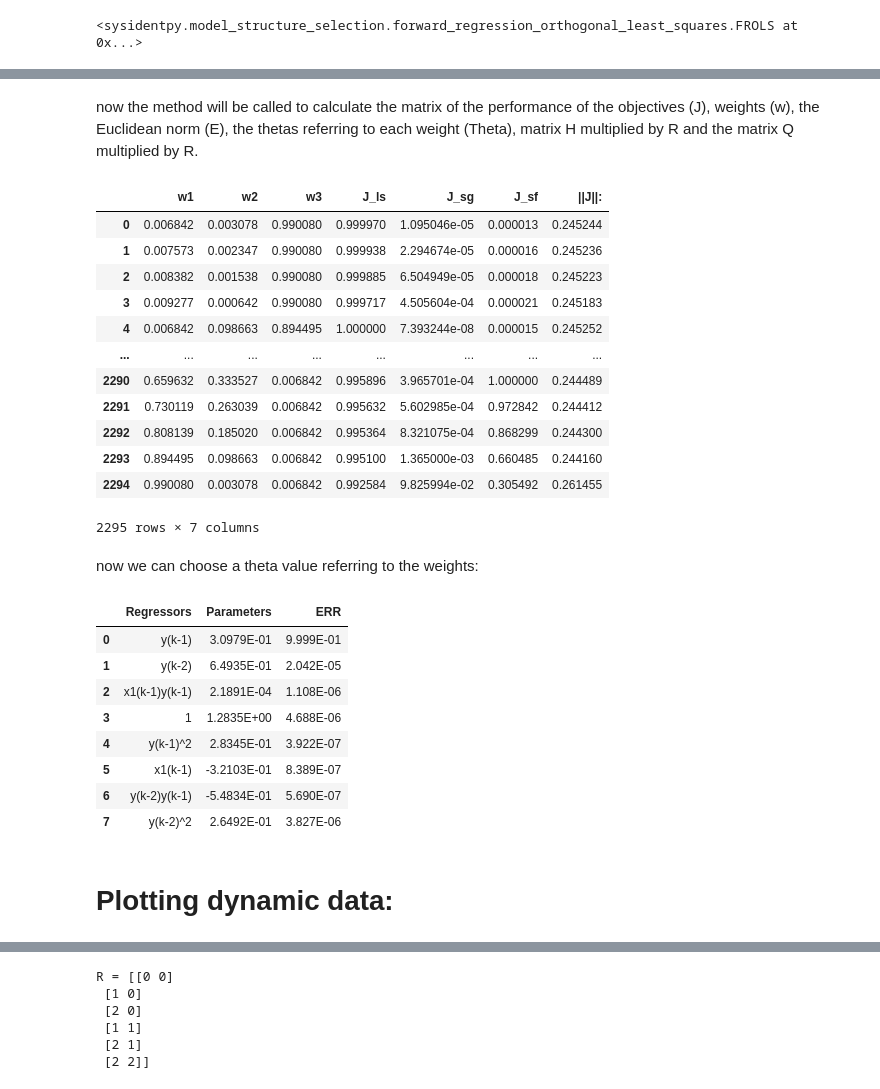
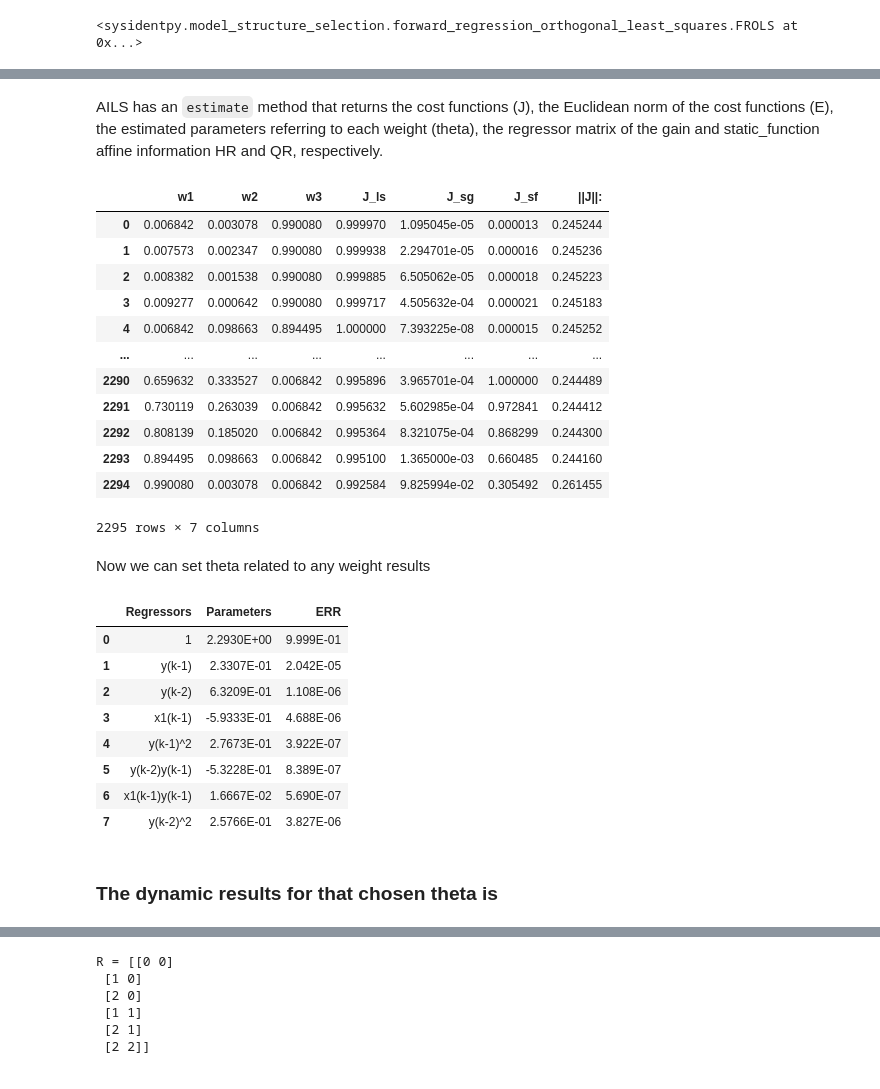
Before and after one commit to wilsonrljr/sysidentpy, a Jupyter notebook: examples/multiobjective_parameter_estimation.ipynb, the cells around one changed output, grey strips where cells are left out. Saved outputs shown, nothing was run; the diff lists cells and outputs as text; code cells hidden in the pictures.

```diff
--- a/examples/multiobjective_parameter_estimation.ipynb
+++ b/examples/multiobjective_parameter_estimation.ipynb
@@ -21,9 +26,8 @@ from sysidentpy.metrics import root_relative_squared_error
 # %% [markdown]
 # Dynamic Behavior
 # %%
-# Reading Buck's input and output data
-df_train = pd.read_csv(r'examples/datasets/buck_id.csv')
-df_valid = pd.read_csv(r'examples/datasets/buck_valid.csv')
+df_train = pd.read_csv(r'datasets/buck_id.csv')
+df_valid = pd.read_csv(r'datasets/buck_valid.csv')
 
 # Plotting the measured output (identification and validation data)
 plt.figure(1)
@@ -136,9 +152,18 @@ The next step will be to determine the weights of the objectives of interest:
 # %%
-# Matrix with the weights associated to each objective.
-W = np.array(
-    [
-        [0.98, 0.7, 0.5, 0.35, 0.25, 0.01, 0.15, 0.01],
-        [0.01, 0.1, 0.3, 0.15, 0.25, 0.98, 0.35, 0.01],
-        [0.01, 0.2, 0.2, 0.50, 0.50, 0.01, 0.50, 0.98],
-    ]
-)
+# you can use any set of model structure you want in your use case
+mo_estimator = AILS(final_model=model.final_model)
+
+# setting the log-spaced weights of each objective function
+w = set_weights(static_function=True, static_gain=True)
+
+# you can also use something like
+
+# w = np.array(
+#     [
+#         [0.98, 0.7, 0.5, 0.35, 0.25, 0.01, 0.15, 0.01],
+#         [0.01, 0.1, 0.3, 0.15, 0.25, 0.98, 0.35, 0.01],
+#         [0.01, 0.2, 0.2, 0.50, 0.50, 0.01, 0.50, 0.98],
+#     ]
+# )
+
+# to set the weights. Each row correspond to each objective
@@ -151,9 +170,8 @@ mult = AILS(final_model=model.final_model)
-# %% [markdown]
-now the method will be called to calculate the matrix of the performance of the objectives (J), weights (w), the Euclidean norm (E), the thetas referring to each weight (Theta), matrix H multiplied by R and the matrix Q multiplied by R.
+# %% [markdown]
+AILS has an `estimate` method that returns the cost functions (J), the Euclidean norm of the cost functions (E), the estimated parameters referring to each weight (theta), the regressor matrix of the gain and static_function affine information HR and QR, respectively.
 # %%
-# Method to calculate the parameters
-J, w, E, Theta, HR, QR, position = mult.affine_information_least_squares(
-    y_train=y_train[2:], gain=gain, y_static=Yo, x_static=Uo, psi=model.psi
+J, E, theta, HR, QR, position = mo_estimator.estimate(
+    X=x_train, y=y_train, gain=gain, y_static=Yo, X_static=Uo, weighing_matrix=w
 )
 result = {
     "w1": w[0, :],
@@ -167,49 +185,50 @@ result = {
 pd.DataFrame(result)
 # %% [output]
 |  | w1 | w2 | w3 | J_ls | J_sg | J_sf | ||J||: |
-| 0 | 0.006842 | 0.003078 | 0.990080 | 0.999970 | 1.095046e-05 | 0.000013 | 0.245244 |
-| 1 | 0.007573 | 0.002347 | 0.990080 | 0.999938 | 2.294674e-05 | 0.000016 | 0.245236 |
-| 2 | 0.008382 | 0.001538 | 0.990080 | 0.999885 | 6.504949e-05 | 0.000018 | 0.245223 |
-| 3 | 0.009277 | 0.000642 | 0.990080 | 0.999717 | 4.505604e-04 | 0.000021 | 0.245183 |
-| 4 | 0.006842 | 0.098663 | 0.894495 | 1.000000 | 7.393244e-08 | 0.000015 | 0.245252 |
+| 0 | 0.006842 | 0.003078 | 0.990080 | 0.999970 | 1.095045e-05 | 0.000013 | 0.245244 |
+| 1 | 0.007573 | 0.002347 | 0.990080 | 0.999938 | 2.294701e-05 | 0.000016 | 0.245236 |
+| 2 | 0.008382 | 0.001538 | 0.990080 | 0.999885 | 6.505062e-05 | 0.000018 | 0.245223 |
+| 3 | 0.009277 | 0.000642 | 0.990080 | 0.999717 | 4.505632e-04 | 0.000021 | 0.245183 |
+| 4 | 0.006842 | 0.098663 | 0.894495 | 1.000000 | 7.393225e-08 | 0.000015 | 0.245252 |
 | ... | ... | ... | ... | ... | ... | ... | ... |
 | 2290 | 0.659632 | 0.333527 | 0.006842 | 0.995896 | 3.965701e-04 | 1.000000 | 0.244489 |
-| 2291 | 0.730119 | 0.263039 | 0.006842 | 0.995632 | 5.602985e-04 | 0.972842 | 0.244412 |
+| 2291 | 0.730119 | 0.263039 | 0.006842 | 0.995632 | 5.602985e-04 | 0.972841 | 0.244412 |
 | 2292 | 0.808139 | 0.185020 | 0.006842 | 0.995364 | 8.321075e-04 | 0.868299 | 0.244300 |
 | 2293 | 0.894495 | 0.098663 | 0.006842 | 0.995100 | 1.365000e-03 | 0.660485 | 0.244160 |
 | 2294 | 0.990080 | 0.003078 | 0.006842 | 0.992584 | 9.825994e-02 | 0.305492 | 0.261455 |
 2295 rows × 7 columns
-# %% [markdown]
-now we can choose a theta value referring to the weights:
+# %% [markdown]
+Now we can set theta related to any weight results
 # %%
-# Writing the results
-model.theta = Theta[0, :].reshape(-1, 1)
+model.theta = theta[-1, :].reshape(-1, 1)  # setting the theta estimated for the first combination of the weights
+# the model structure is exactly the same, but the order of the regressors is changed in estimate method. Thats why you have to change the model.final_model
+model.final_model = mo_estimator.final_model
 yhat = model.predict(X=x_valid, y=y_valid)
 rrse = root_relative_squared_error(y_valid, yhat)
 r = pd.DataFrame(
     results(
         model.final_model,
         model.theta,
         model.err,
         model.n_terms,
         err_precision=3,
         dtype="sci",
     ),
     columns=["Regressors", "Parameters", "ERR"],
 )
 r
 # %% [output]
 |  | Regressors | Parameters | ERR |
-| 0 | y(k-1) | 3.0979E-01 | 9.999E-01 |
-| 1 | y(k-2) | 6.4935E-01 | 2.042E-05 |
-| 2 | x1(k-1)y(k-1) | 2.1891E-04 | 1.108E-06 |
-| 3 | 1 | 1.2835E+00 | 4.688E-06 |
-| 4 | y(k-1)^2 | 2.8345E-01 | 3.922E-07 |
-| 5 | x1(k-1) | -3.2103E-01 | 8.389E-07 |
-| 6 | y(k-2)y(k-1) | -5.4834E-01 | 5.690E-07 |
-| 7 | y(k-2)^2 | 2.6492E-01 | 3.827E-06 |
+| 0 | 1 | 2.2930E+00 | 9.999E-01 |
+| 1 | y(k-1) | 2.3307E-01 | 2.042E-05 |
+| 2 | y(k-2) | 6.3209E-01 | 1.108E-06 |
+| 3 | x1(k-1) | -5.9333E-01 | 4.688E-06 |
+| 4 | y(k-1)^2 | 2.7673E-01 | 3.922E-07 |
+| 5 | y(k-2)y(k-1) | -5.3228E-01 | 8.389E-07 |
+| 6 | x1(k-1)y(k-1) | 1.6667E-02 | 5.690E-07 |
+| 7 | y(k-2)^2 | 2.5766E-01 | 3.827E-06 |
-# %% [markdown]
-# Plotting dynamic data:
+# %% [markdown]
+### The dynamic results for that chosen theta is
 # %%
 plot_results(y=y_valid, yhat=yhat, n=1000)
 # %% [output]
```
Also changed, not shown: parts of 64 cells of this notebook.
